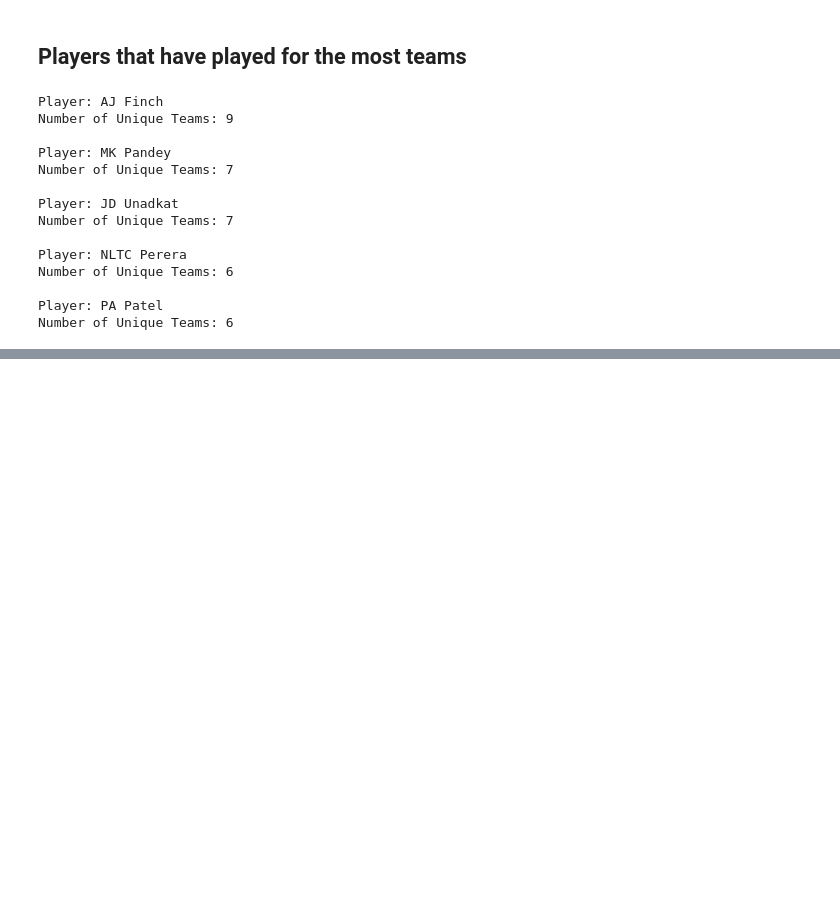
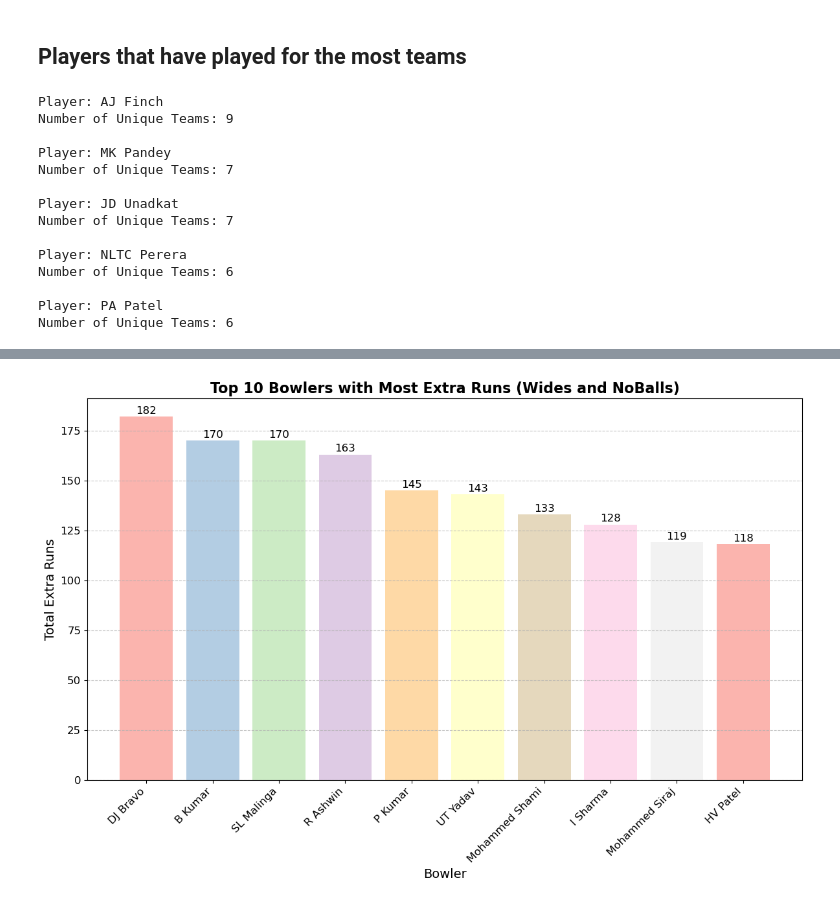
Before and after one commit to code-with-aneesh/IPL_Analysis, a Jupyter notebook: delivery_analysis.ipynb, the cells around one changed output, grey strips where cells are left out. Saved outputs shown, nothing was run; the diff lists cells and outputs as text; code cells hidden in the pictures; blank space fills up the shorter version.

Commit message:
Added Top 10 Bowlers - Extra Runs

```diff
--- a/delivery_analysis.ipynb
+++ b/delivery_analysis.ipynb
@@ -407,0 +413,53 @@ Number of Unique Teams: 6
+# %%
+import pandas as pd
+import matplotlib.pyplot as plt
+from matplotlib.colors import ListedColormap
+
+# Assuming df is your DataFrame
+# Filter the DataFrame for wides and noballs
+filtered_df = df[df["extras_type"].isin(["wides", "noballs"])]
+
+# Calculate the total extra runs for each bowler using groupby and sum
+bl_extras = filtered_df.groupby("bowler")["extra_runs"].sum()
+
+# Get the top 10 bowlers with the most extra runs
+top_bowlers = bl_extras.sort_values(ascending=False).head(10)
+
+# Define a pastel color palette with 10 colors
+pastel_colors = ListedColormap(plt.cm.Pastel1.colors[:10])
+
+# Plotting the results
+plt.figure(figsize=(12, 8))
+bars = plt.bar(top_bowlers.index, top_bowlers.values, color=pastel_colors.colors)
+
+# Adding title and labels
+plt.title(
+    "Top 10 Bowlers with Most Extra Runs (Wides and NoBalls)",
+    fontsize=16,
+    fontweight="bold",
+)
+plt.xlabel("Bowler", fontsize=14)
+plt.ylabel("Total Extra Runs", fontsize=14)
+plt.xticks(rotation=45, ha="right", fontsize=12)
+plt.yticks(fontsize=12)
+
+# Adding grid for better readability
+plt.grid(axis="y", linestyle="--", alpha=0.7)
+
+# Adding data labels on top of the bars
+for bar in bars:
+    yval = bar.get_height()
+    plt.text(
+        bar.get_x() + bar.get_width() / 2,
+        yval + 0.5,
+        int(yval),
+        ha="center",
+        va="bottom",
+        fontsize=12,
+    )
+
+# Show the plot
+plt.tight_layout()
+plt.show()
+# %% [output]
+[figure, added]
```
Also changed, not shown: parts of 5 cells of this notebook, 1 other file.
